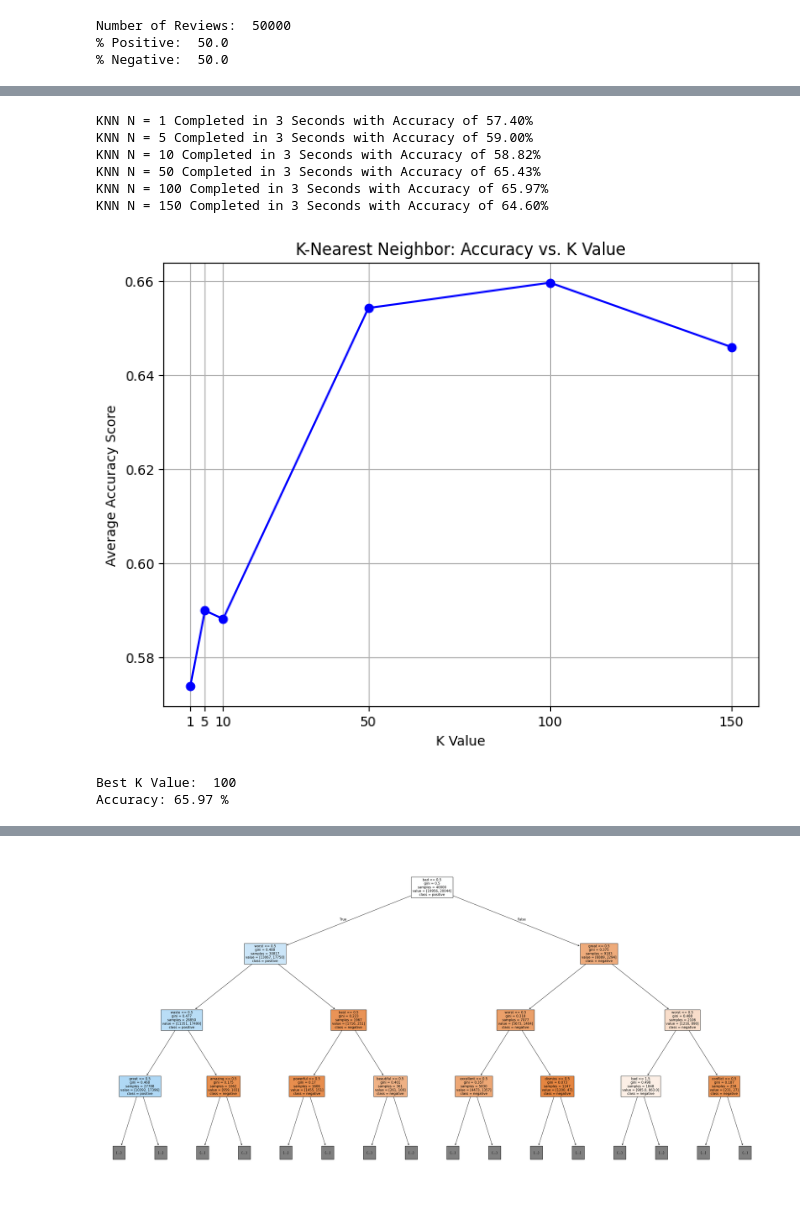
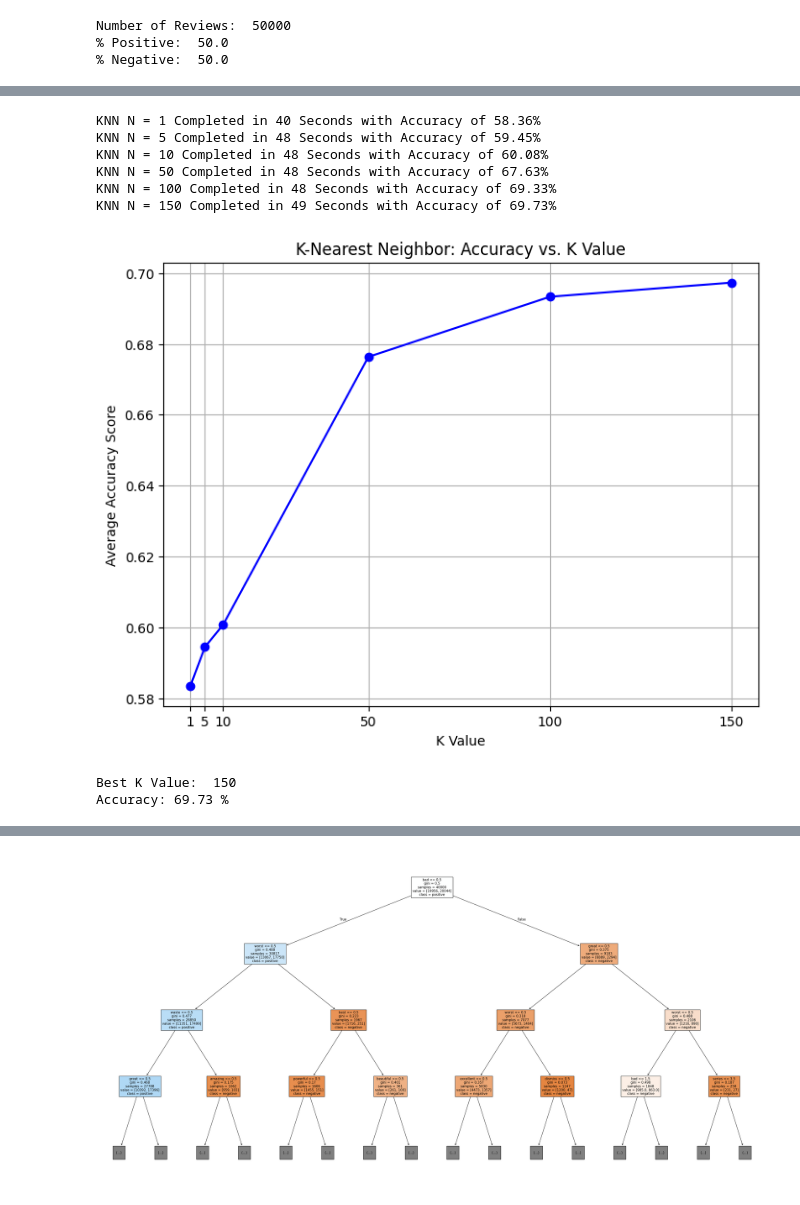
Before and after one commit to BoyceWhite/Data-Analysis-Project, a Jupyter notebook: main.ipynb, the cells around one changed output, grey strips where cells are left out. Drawn from its saved outputs; the diff is of its cells as text; code cells hidden in the pictures.

```diff
--- a/main.ipynb
+++ b/main.ipynb
@@ -138,15 +168,15 @@ Accuracy: 71.04 %
 # %%
 kVals = [1, 5, 10, 50, 100, 150]
-bestK = KNN(x_test, y_test, kVals)
+bestK = KNN(x_train, y_train, kVals)
 # %% [output]
-KNN N = 1 Completed in 3 Seconds with Accuracy of 57.40%
-KNN N = 5 Completed in 3 Seconds with Accuracy of 59.00%
-KNN N = 10 Completed in 3 Seconds with Accuracy of 58.82%
-KNN N = 50 Completed in 3 Seconds with Accuracy of 65.43%
-KNN N = 100 Completed in 3 Seconds with Accuracy of 65.97%
-KNN N = 150 Completed in 3 Seconds with Accuracy of 64.60%
+KNN N = 1 Completed in 40 Seconds with Accuracy of 58.36%
+KNN N = 5 Completed in 48 Seconds with Accuracy of 59.45%
+KNN N = 10 Completed in 48 Seconds with Accuracy of 60.08%
+KNN N = 50 Completed in 48 Seconds with Accuracy of 67.63%
+KNN N = 100 Completed in 48 Seconds with Accuracy of 69.33%
+KNN N = 150 Completed in 49 Seconds with Accuracy of 69.73%
-[figure, old version]
+[figure, new version]
-Best K Value:  100
-Accuracy: 65.97 %
+Best K Value:  150
+Accuracy: 69.73 %
 # %%
 cVals = [0.001, 0.01, 0.1, 0.5, 1]
```
Also changed, not shown: parts of 13 cells of this notebook, 2 other files.
